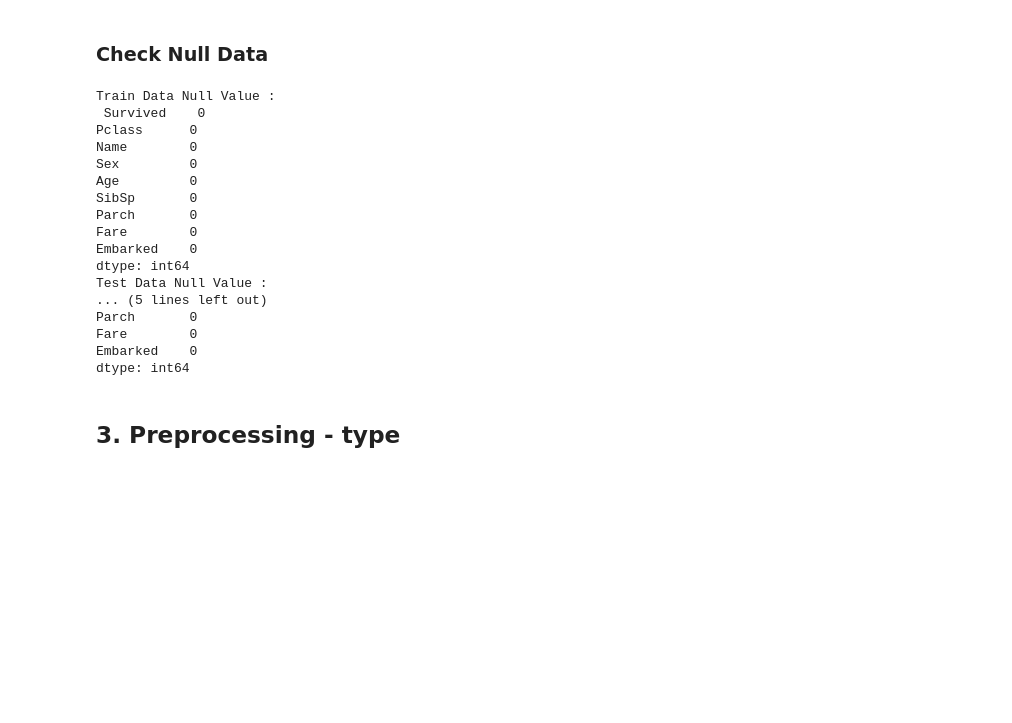
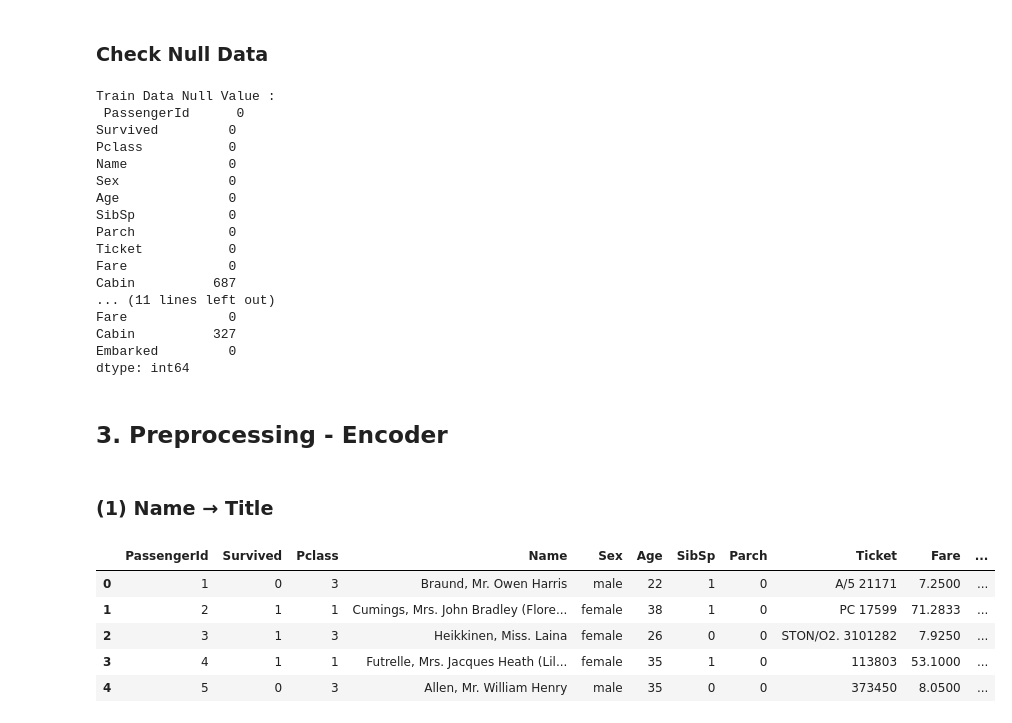
Before and after one commit to soominok/ml-tf-study, a Jupyter notebook: titanic/titanic_jupyter.ipynb, the cells around one changed output. Cells and saved outputs as stored; diff of their text form; code cells hidden in the pictures; blank space fills up the shorter version.

```diff
--- a/titanic/titanic_jupyter.ipynb
+++ b/titanic/titanic_jupyter.ipynb
@@ -168,7 +188,25 @@ test_df['Fare'].fillna(test_df['Fare'].median(), inplace = True)
-# %%
-drop_column = ['PassengerId', 'Cabin', 'Ticket']
-train_df.drop(drop_column, axis = 1, inplace = True)
-test_df.drop(drop_column, axis = 1, inplace = True)
+# %%
+train_df['Age'].fillna(train_df['Age'].median(), inplace = True)
+train_df['Age'] = train_df['Age'].astype(int)
+# train_age_mean = train_df['Age'].mean()
+# train_age_std = train_df['Age'].std()
+# train_age_null = train_df['Age'].isnull().sum()
+# train_age_random = np.random.randint(train_age_mean - train_age_std, train_age_mean + train_age_std, size = train_age_null)
+# train_df['Age'][np.isnan(train_df['Age'])] = train_age_random
+# train_df['Age'] = train_df['Age'].astype(int)
+
+train_df['Embarked'].fillna(train_df['Embarked'].mode()[0], inplace = True)
+
+test_df['Age'].fillna(test_df['Age'].median(), inplace = True)
+test_df['Age'] = test_df['Age'].astype(int)
+# test_age_mean = test_df['Age'].mean()
+# test_age_std = test_df['Age'].std()
+# test_age_null = test_df['Age'].isnull().sum()
+# test_age_random = np.random.randint(test_age_mean - test_age_std, test_age_mean + test_age_std, size = test_age_null)
+# test_df['Age'][np.isnan(test_df['Age'])] = test_age_random
+# test_df['Age'] = test_df['Age'].astype(int)
+
+test_df['Fare'].fillna(test_df['Fare'].median(), inplace = True)
 # %% [markdown]
 ### Check Null Data
 # %%
@@ -176,24 +214,35 @@ print('Train Data Null Value :\n', train_df.isnull().sum())
 print('Test Data Null Value :\n', test_df.isnull().sum())
 # %% [output]
 Train Data Null Value :
- Survived    0
-Pclass      0
-Name        0
-Sex         0
-Age         0
-SibSp       0
-Parch       0
-Fare        0
-Embarked    0
+ PassengerId      0
+Survived         0
+Pclass           0
+Name             0
+Sex              0
+Age              0
+SibSp            0
+Parch            0
+Ticket           0
+Fare             0
+Cabin          687
+... (11 lines left out)
+Fare             0
+Cabin          327
+Embarked         0
 dtype: int64
-Test Data Null Value :
-... (5 lines left out)
-Parch       0
-Fare        0
-Embarked    0
-dtype: int64
 # %% [markdown]
-## 3. Preprocessing - type
+## 3. Preprocessing - Encoder
+# %% [markdown]
+### (1) Name → Title
 # %%
 train_df['Title'] = train_df['Name'].str.split(", ", expand=True)[1].str.split(".", expand=True)[0]
 test_df['Title'] = train_df['Name'].str.split(", ", expand=True)[1].str.split(".", expand=True)[0]
+
+train_df.head()
+# %% [output]
+|  | PassengerId | Survived | Pclass | Name | Sex | Age | SibSp | Parch | Ticket | Fare | ... |
+| 0 | 1 | 0 | 3 | Braund, Mr. Owen Harris | male | 22 | 1 | 0 | A/5 21171 | 7.2500 | ... |
+| 1 | 2 | 1 | 1 | Cumings, Mrs. John Bradley (Flore... | female | 38 | 1 | 0 | PC 17599 | 71.2833 | ... |
+| 2 | 3 | 1 | 3 | Heikkinen, Miss. Laina | female | 26 | 0 | 0 | STON/O2. 3101282 | 7.9250 | ... |
+| 3 | 4 | 1 | 1 | Futrelle, Mrs. Jacques Heath (Lil... | female | 35 | 1 | 0 | 113803 | 53.1000 | ... |
+| 4 | 5 | 0 | 3 | Allen, Mr. William Henry | male | 35 | 0 | 0 | 373450 | 8.0500 | ... |
```
Also changed, not shown: parts of 72 cells of this notebook, 4 other files.
